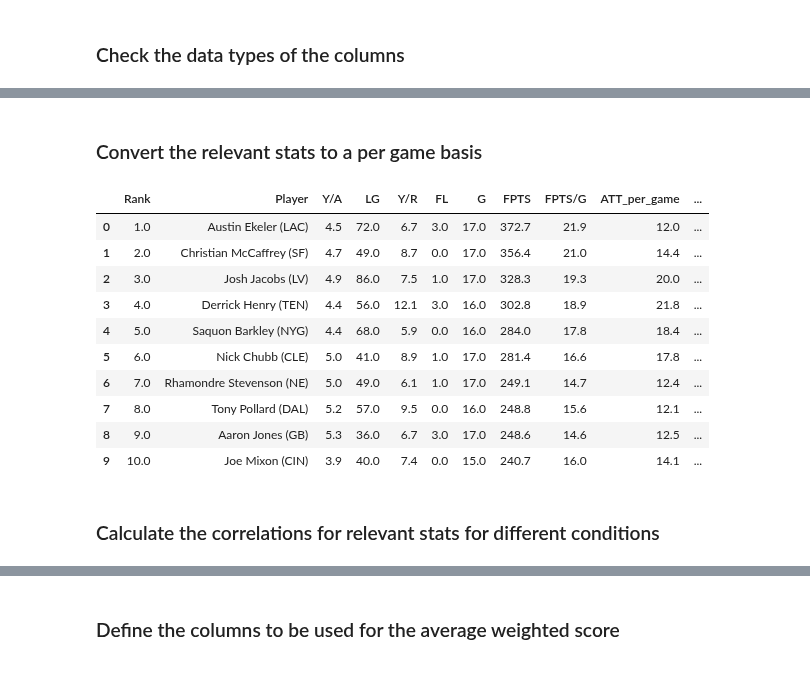
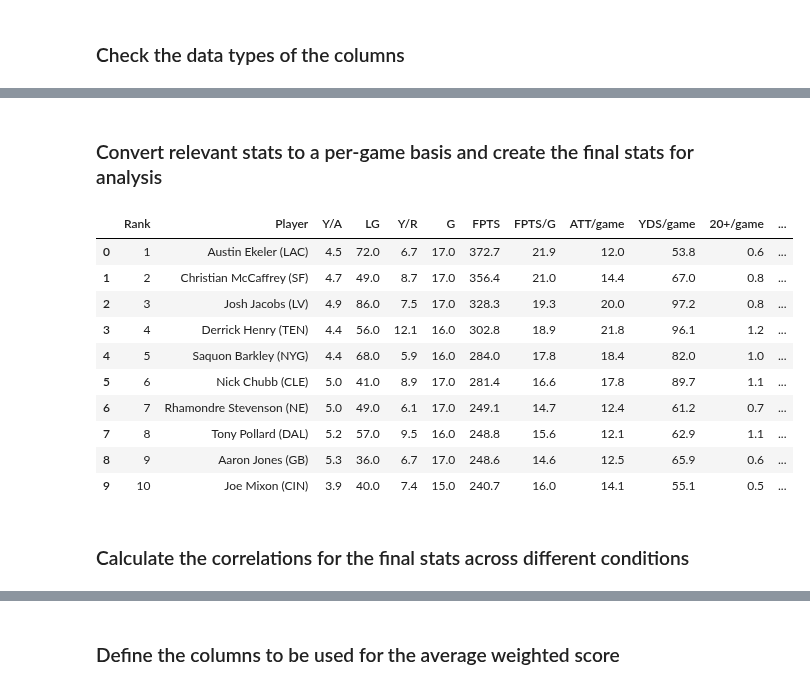
Before and after one commit to meltangonan/fantasy-football, a Jupyter notebook: RB Model.ipynb, the cells around one changed output, grey strips where cells are left out. Saved outputs shown, nothing was run; the diff lists cells and outputs as text; code cells hidden in the pictures.

```diff
--- a/RB Model.ipynb
+++ b/RB Model.ipynb
@@ -24,8 +25,8 @@ df.head(10)
 # %%
-# Enumerate the columns to get their positions (numbers) and names
-column_numbers = list(enumerate(df.columns))
+df.drop(['FL', 'ROST'], axis=1, inplace=True)
 
-column_numbers
+# Enumerate the columns to view their positions (numbers) and names
+list(enumerate(df.columns))
 # %% [output]
 [(0, 'Rank'),
  (1, 'Player'),
@@ -107,0 +71,10 @@ dtype: object
+# %%
+# Convert columns with object data type, excluding certain columns
+convert = df.select_dtypes('object').columns.difference(['Player'])
+df[convert] = df[convert].apply(lambda x: pd.to_numeric(x.str.replace(',', ''), errors='coerce')).fillna(0)
+
+# Convert specific columns to desired data types
+df['Rank'] = df['Rank'].astype('Int64')
+
+# Verify the data types
+df.dtypes
@@ -108,39 +115,34 @@ dtype: object
 # %% [markdown]
-### Convert the relevant stats to a per game basis
+### Convert relevant stats to a per-game basis and create the final stats for analysis
 # %%
-# Define relevant columns
-relevant_columns = df.columns[2:16].tolist()
+# Define columns for per-game calculation
+per_game = list(df.columns[2:])
 
-# List of columns to exclude from the per-game calculation
-exclude_from_per_game = ['Y/A', 'LG', 'Y/R', 'FL', 'G', 'FPTS', 'FPTS/G']
+# Define columns to exclude from the per-game calculation
+exclude_per_game = ['Y/A', 'LG', 'Y/R', 'G', 'FPTS', 'FPTS/G']
 
-# Convert stats to a per-game basis for only the columns not in the exclude list
-for col in relevant_columns:
-    if col not in exclude_from_per_game:
-        df[col + '_per_game'] = (df[col] / df['G']).round(1)
+# Create columns and convert stats to a per-game basis for the defined columns, not those in the exclude list
+for col in per_game:
+    if col not in exclude_per_game:
+        df[col + '/game'] = (df[col] / df['G']).round(1)
 
-# Update the relevant columns list for correlation
-# It will contain original columns that were excluded from per game calculation
-# and the new per game columns for the rest
-relevant_columns_for_correlation = exclude_from_per_game + \
-                                  [col + '_per_game' for col in relevant_columns
-                                        if col not in exclude_from_per_game]
+# Define final columns to be used for analysis, combines excluded and new per-game columns
+final_columns = exclude_per_game + [col + '/game' for col in per_game if col not in exclude_per_game]
 
-# Display the relevant columns for correlation and the 'Rank' and 'Player' columns
-df_average = df[['Rank', 'Player'] + relevant_columns_for_correlation].head(10)
-df_average
+# Display final columns with 'Rank' and 'Player'
+df[['Rank', 'Player'] + final_columns].head(10)
 # %% [output]
-|  | Rank | Player | Y/A | LG | Y/R | FL | G | FPTS | FPTS/G | ATT_per_game | ... |
-| 0 | 1.0 | Austin Ekeler (LAC) | 4.5 | 72.0 | 6.7 | 3.0 | 17.0 | 372.7 | 21.9 | 12.0 | ... |
-| 1 | 2.0 | Christian McCaffrey (SF) | 4.7 | 49.0 | 8.7 | 0.0 | 17.0 | 356.4 | 21.0 | 14.4 | ... |
-| 2 | 3.0 | Josh Jacobs (LV) | 4.9 | 86.0 | 7.5 | 1.0 | 17.0 | 328.3 | 19.3 | 20.0 | ... |
-| 3 | 4.0 | Derrick Henry (TEN) | 4.4 | 56.0 | 12.1 | 3.0 | 16.0 | 302.8 | 18.9 | 21.8 | ... |
-| 4 | 5.0 | Saquon Barkley (NYG) | 4.4 | 68.0 | 5.9 | 0.0 | 16.0 | 284.0 | 17.8 | 18.4 | ... |
-| 5 | 6.0 | Nick Chubb (CLE) | 5.0 | 41.0 | 8.9 | 1.0 | 17.0 | 281.4 | 16.6 | 17.8 | ... |
-| 6 | 7.0 | Rhamondre Stevenson (NE) | 5.0 | 49.0 | 6.1 | 1.0 | 17.0 | 249.1 | 14.7 | 12.4 | ... |
-| 7 | 8.0 | Tony Pollard (DAL) | 5.2 | 57.0 | 9.5 | 0.0 | 16.0 | 248.8 | 15.6 | 12.1 | ... |
-| 8 | 9.0 | Aaron Jones (GB) | 5.3 | 36.0 | 6.7 | 3.0 | 17.0 | 248.6 | 14.6 | 12.5 | ... |
-| 9 | 10.0 | Joe Mixon (CIN) | 3.9 | 40.0 | 7.4 | 0.0 | 15.0 | 240.7 | 16.0 | 14.1 | ... |
+|  | Rank | Player | Y/A | LG | Y/R | G | FPTS | FPTS/G | ATT/game | YDS/game | 20+/game | ... |
+| 0 | 1 | Austin Ekeler (LAC) | 4.5 | 72.0 | 6.7 | 17.0 | 372.7 | 21.9 | 12.0 | 53.8 | 0.6 | ... |
+| 1 | 2 | Christian McCaffrey (SF) | 4.7 | 49.0 | 8.7 | 17.0 | 356.4 | 21.0 | 14.4 | 67.0 | 0.8 | ... |
+| 2 | 3 | Josh Jacobs (LV) | 4.9 | 86.0 | 7.5 | 17.0 | 328.3 | 19.3 | 20.0 | 97.2 | 0.8 | ... |
+| 3 | 4 | Derrick Henry (TEN) | 4.4 | 56.0 | 12.1 | 16.0 | 302.8 | 18.9 | 21.8 | 96.1 | 1.2 | ... |
+| 4 | 5 | Saquon Barkley (NYG) | 4.4 | 68.0 | 5.9 | 16.0 | 284.0 | 17.8 | 18.4 | 82.0 | 1.0 | ... |
+| 5 | 6 | Nick Chubb (CLE) | 5.0 | 41.0 | 8.9 | 17.0 | 281.4 | 16.6 | 17.8 | 89.7 | 1.1 | ... |
+| 6 | 7 | Rhamondre Stevenson (NE) | 5.0 | 49.0 | 6.1 | 17.0 | 249.1 | 14.7 | 12.4 | 61.2 | 0.7 | ... |
+| 7 | 8 | Tony Pollard (DAL) | 5.2 | 57.0 | 9.5 | 16.0 | 248.8 | 15.6 | 12.1 | 62.9 | 1.1 | ... |
+| 8 | 9 | Aaron Jones (GB) | 5.3 | 36.0 | 6.7 | 17.0 | 248.6 | 14.6 | 12.5 | 65.9 | 0.6 | ... |
+| 9 | 10 | Joe Mixon (CIN) | 3.9 | 40.0 | 7.4 | 15.0 | 240.7 | 16.0 | 14.1 | 55.1 | 0.5 | ... |
 # %% [markdown]
-### Calculate the correlations for relevant stats for different conditions
+### Calculate the correlations for the final stats across different conditions
 # %%
```
Also changed, not shown: parts of 29 cells of this notebook, 1 other file.
